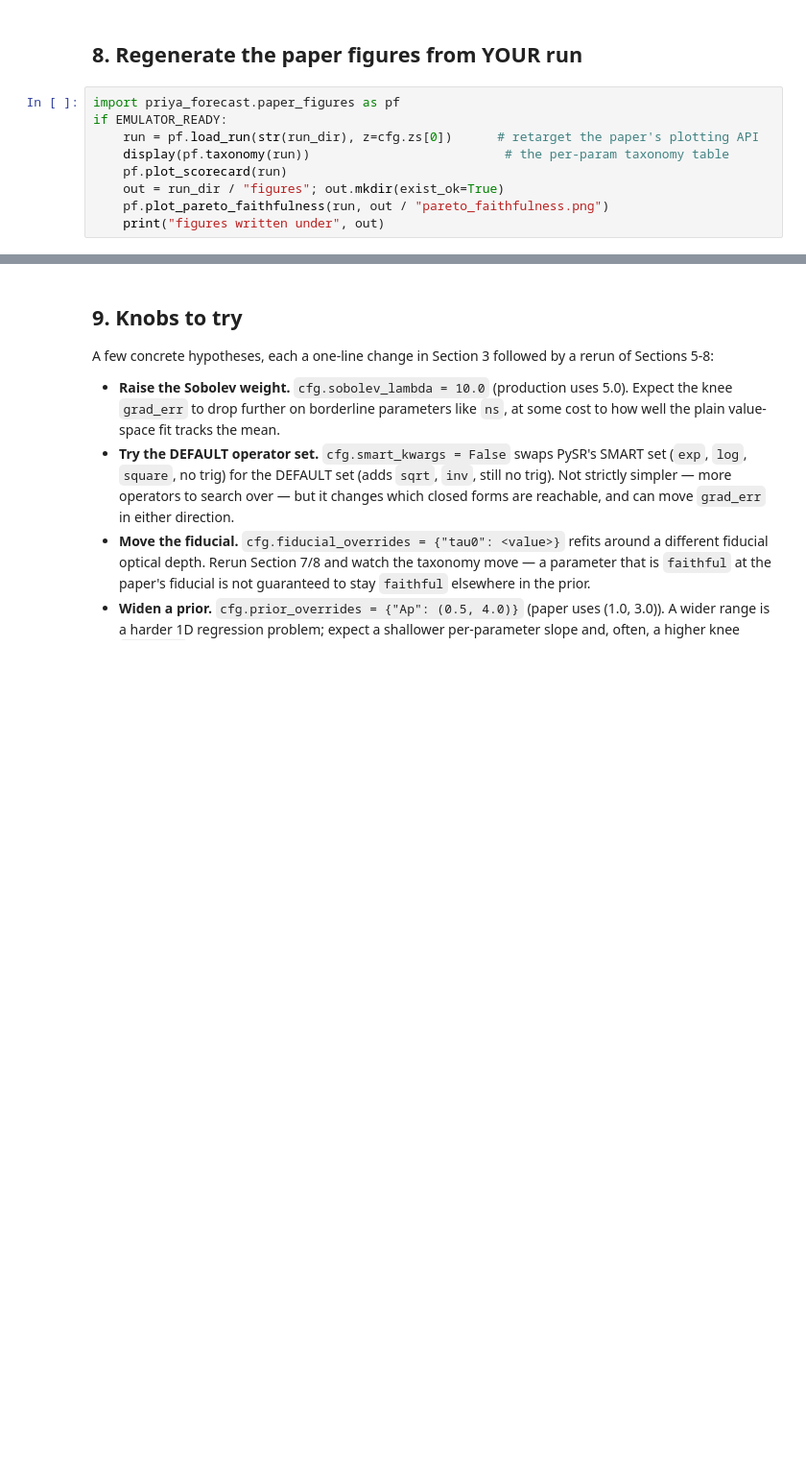
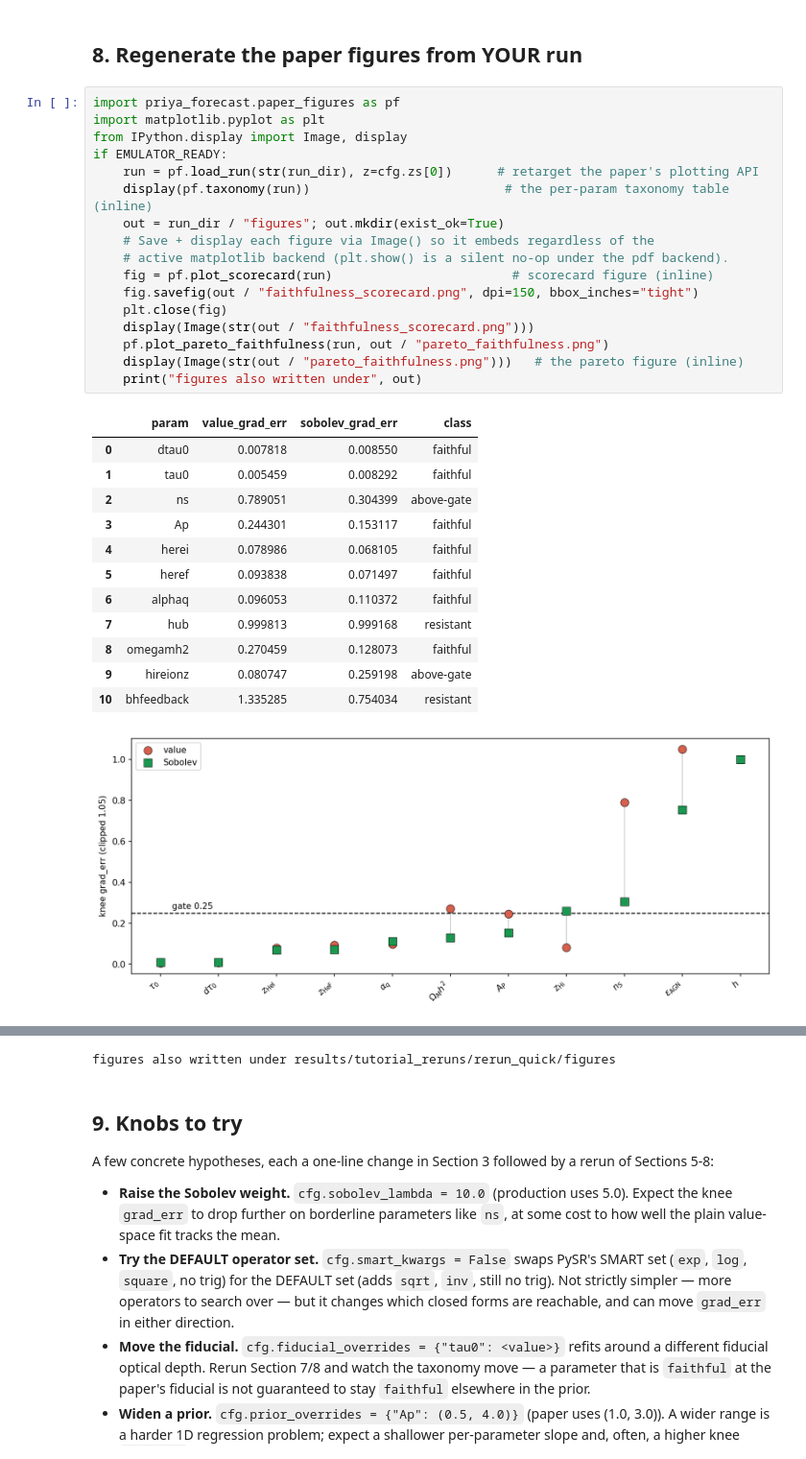
Before and after one commit to jibanCat/lya1d_priya_forecast, a Jupyter notebook: notebooks/rerun_paper.ipynb, the cells around one changed output, grey strips where cells are left out. Shown at 96% size. Cells and saved outputs as stored; diff of their text form; blank space fills up the shorter version.

```diff
--- a/notebooks/rerun_paper.ipynb
+++ b/notebooks/rerun_paper.ipynb
@@ -172,10 +263,32 @@ if EMULATOR_READY:
 ## 8. Regenerate the paper figures from YOUR run
 # %%
 import priya_forecast.paper_figures as pf
+import matplotlib.pyplot as plt
+from IPython.display import Image, display
 if EMULATOR_READY:
     run = pf.load_run(str(run_dir), z=cfg.zs[0])      # retarget the paper's plotting API
-    display(pf.taxonomy(run))                          # the per-param taxonomy table
-    pf.plot_scorecard(run)
+    display(pf.taxonomy(run))                          # the per-param taxonomy table (inline)
     out = run_dir / "figures"; out.mkdir(exist_ok=True)
+    # Save + display each figure via Image() so it embeds regardless of the
+    # active matplotlib backend (plt.show() is a silent no-op under the pdf backend).
+    fig = pf.plot_scorecard(run)                        # scorecard figure (inline)
+    fig.savefig(out / "faithfulness_scorecard.png", dpi=150, bbox_inches="tight")
+    plt.close(fig)
+    display(Image(str(out / "faithfulness_scorecard.png")))
     pf.plot_pareto_faithfulness(run, out / "pareto_faithfulness.png")
-    print("figures written under", out)
+    display(Image(str(out / "pareto_faithfulness.png")))   # the pareto figure (inline)
+    print("figures also written under", out)
+# %% [output]
+|  | param | value_grad_err | sobolev_grad_err | class |
+| 0 | dtau0 | 0.007818 | 0.008550 | faithful |
+| 1 | tau0 | 0.005459 | 0.008292 | faithful |
+| 2 | ns | 0.789051 | 0.304399 | above-gate |
+| 3 | Ap | 0.244301 | 0.153117 | faithful |
+| 4 | herei | 0.078986 | 0.068105 | faithful |
+| 5 | heref | 0.093838 | 0.071497 | faithful |
+| 6 | alphaq | 0.096053 | 0.110372 | faithful |
+| 7 | hub | 0.999813 | 0.999168 | resistant |
+| 8 | omegamh2 | 0.270459 | 0.128073 | faithful |
+| 9 | hireionz | 0.080747 | 0.259198 | above-gate |
+| 10 | bhfeedback | 1.335285 | 0.754034 | resistant |
+[figure, added]
@@ -182,3 +296,4 @@ if EMULATOR_READY:
+figures also written under results/tutorial_reruns/rerun_quick/figures
 # %% [markdown]
 ## 9. Knobs to try
 
```
Also changed, not shown: parts of 7 cells of this notebook.
